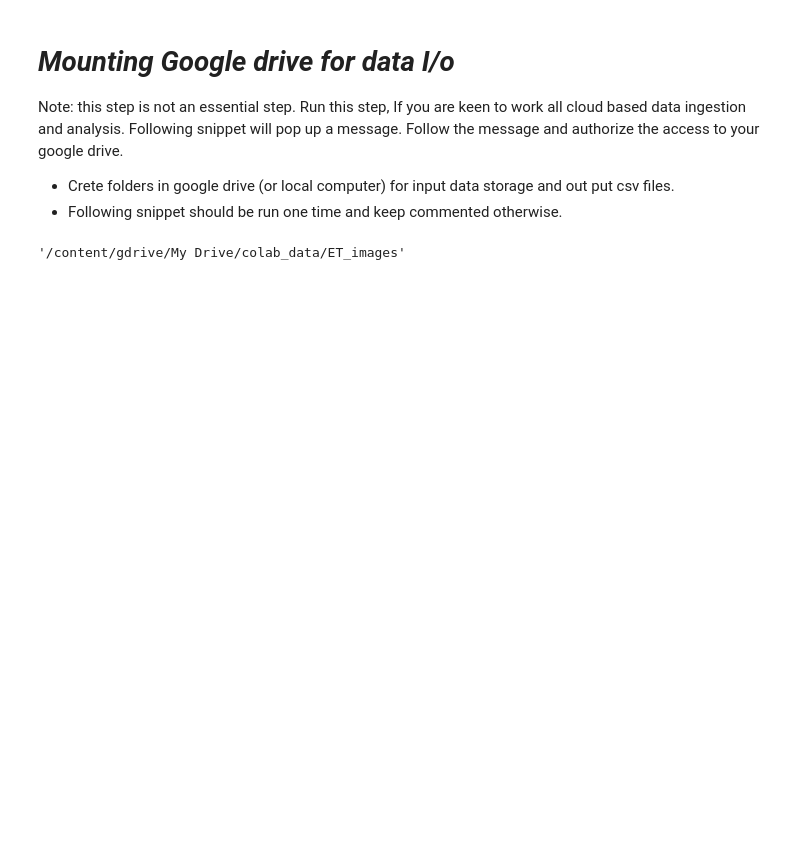
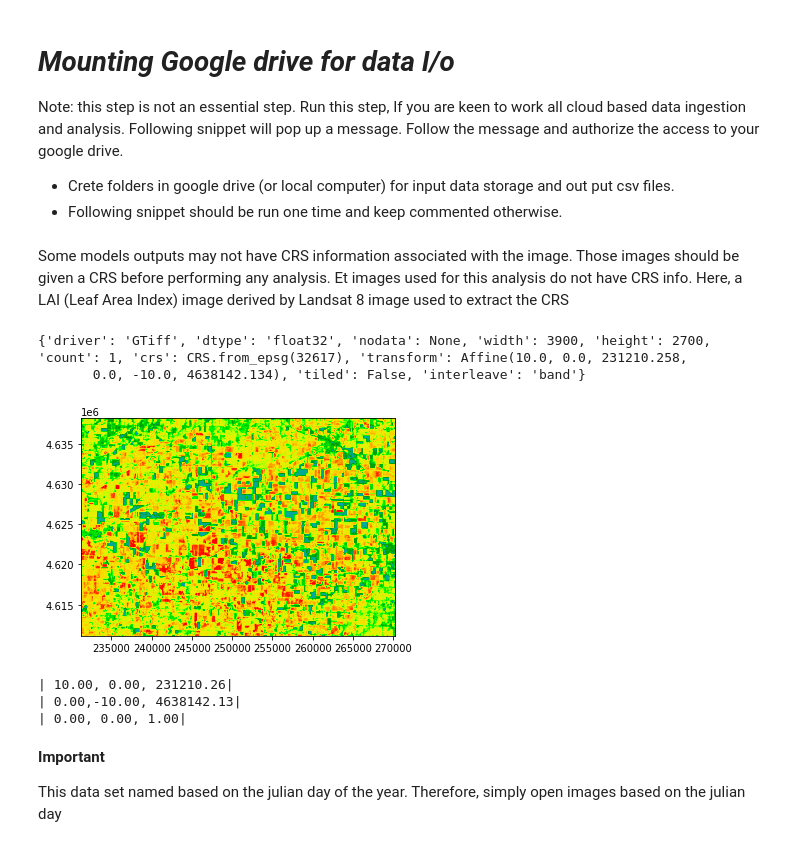
Before and after one commit to A-Marambe/Raster_tools, a Jupyter notebook: Zonal_Stat_RasterAnalysis.ipynb, the cells around one changed output. Drawn from its saved outputs; the diff is of its cells as text; code cells hidden in the pictures; blank space fills up the shorter version.

```diff
--- a/Zonal_Stat_RasterAnalysis.ipynb
+++ b/Zonal_Stat_RasterAnalysis.ipynb
@@ -40,15 +43,3 @@ Note: this step is not an essential step. Run this step, If you are keen to work
 ## uncoment and run this snippet to mount google drive if data I/O with Gdrive
 #from google.colab import drive
 #drive.mount('/content/gdrive')
-# %%
-def open_band(image_path):
-    image_file = ras.open(image_path)
-    image_data = image_file.read(1)
-    return image_data
-
-
-# change directory to input data folder
-os.chdir("/content/gdrive/My Drive/colab_data/ET_images")
-os.getcwd()
-# %% [output]
-'/content/gdrive/My Drive/colab_data/ET_images'
@@ -68,0 +59,25 @@ ref_transform, ref_crs
+# %% [markdown]
+Some models outputs may not have CRS information associated with the image. Those images should be given a CRS before performing any analysis. Et images used for this analysis do not have CRS info. Here, a LAI (Leaf Area Index) image derived by Landsat 8 image used to extract the CRS
+# %%
+# open reference image
+ref_image = ras.open("/content/gdrive/My Drive/colab_data/sentinel/LAI_aug.tif")
+# see image profile
+image_profile = ref_image.profile
+# pull image meta data
+print(image_profile)
+show(ref_image, cmap="nipy_spectral")
+
+# extract affine
+affine_dt = image_profile['transform']
+print(affine_dt)
+# %% [output]
+{'driver': 'GTiff', 'dtype': 'float32', 'nodata': None, 'width': 3900, 'height': 2700, 'count': 1, 'crs': CRS.from_epsg(32617), 'transform': Affine(10.0, 0.0, 231210.258,
+       0.0, -10.0, 4638142.134), 'tiled': False, 'interleave': 'band'}
+[figure, added]
+| 10.00, 0.00, 231210.26|
+| 0.00,-10.00, 4638142.13|
+| 0.00, 0.00, 1.00|
+# %% [markdown]
+**Important**
+
+This data set named based on the julian day of the year. Therefore, simply open images based on the julian day
```
Also changed, not shown: parts of 13 cells of this notebook.
